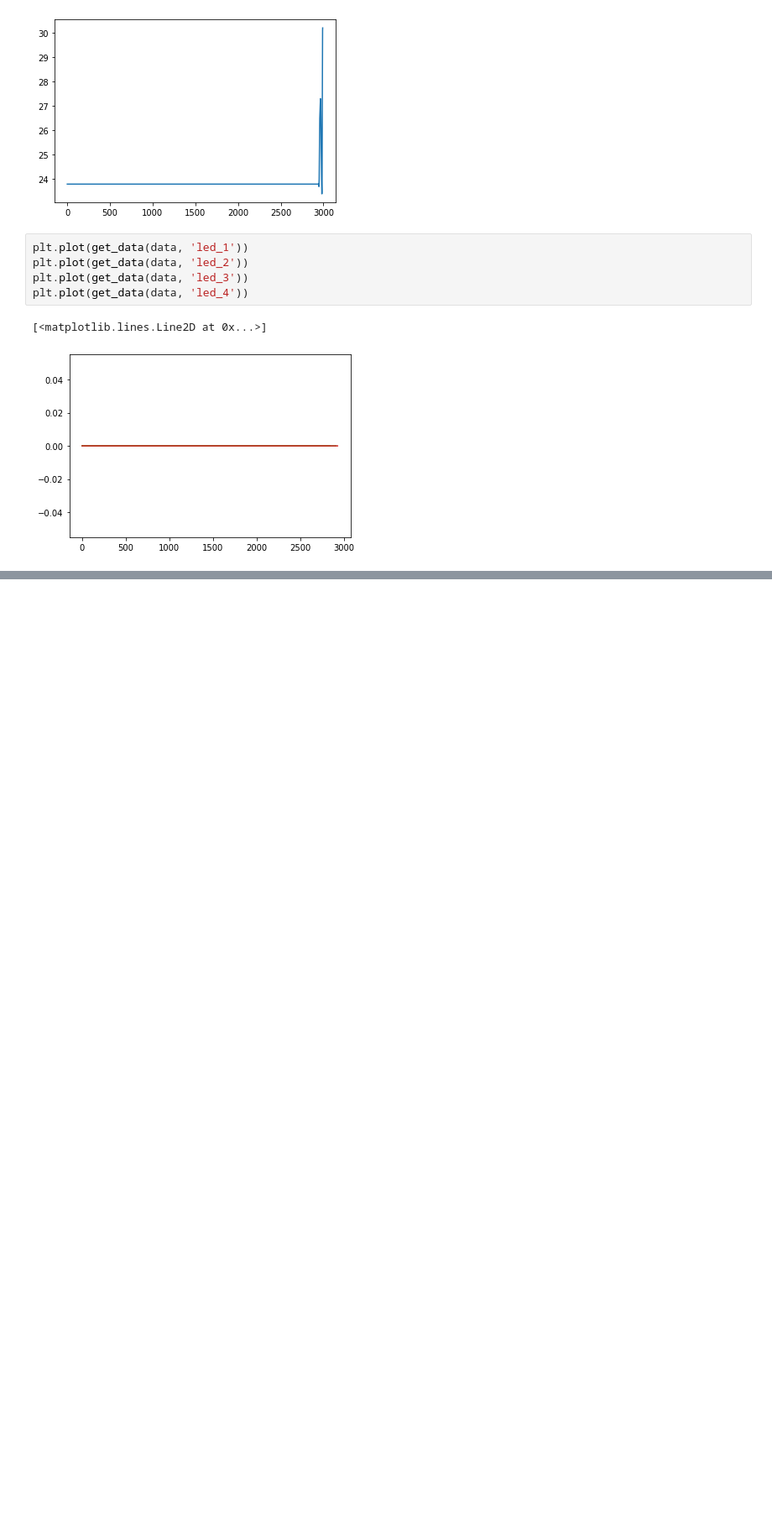
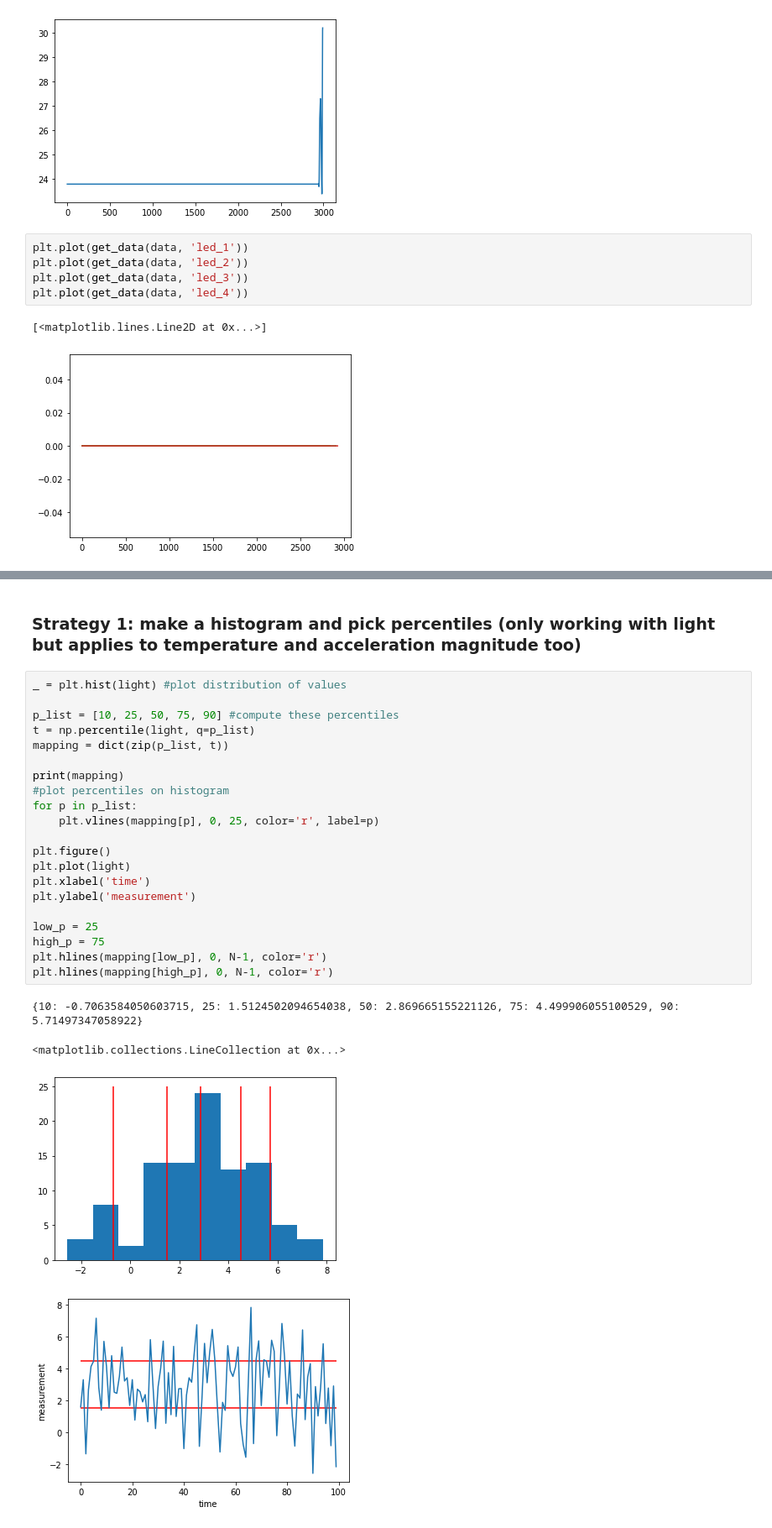
Before and after one commit to rhdemo/2022-ai-sensor, a Jupyter notebook: nbs/Data Exploration.ipynb, the cells around one changed output, grey strips where cells are left out. Shown at 84% size. Drawn from its saved outputs; the diff is of its cells as text; blank space fills up the shorter version.

```diff
--- a/nbs/Data Exploration.ipynb
+++ b/nbs/Data Exploration.ipynb
@@ -94,0 +150,28 @@ plt.plot(get_data(data, 'led_4'))
+# %% [markdown]
+### Strategy 1: make a histogram and pick percentiles (only working with light but applies to temperature and acceleration magnitude too)
+# %%
+_ = plt.hist(light) #plot distribution of values
+
+p_list = [10, 25, 50, 75, 90] #compute these percentiles
+t = np.percentile(light, q=p_list)
+mapping = dict(zip(p_list, t))
+
+print(mapping)
+#plot percentiles on histogram
+for p in p_list:
+    plt.vlines(mapping[p], 0, 25, color='r', label=p)
+
+plt.figure()
+plt.plot(light)
+plt.xlabel('time')
+plt.ylabel('measurement')
+
+low_p = 25
+high_p = 75
+plt.hlines(mapping[low_p], 0, N-1, color='r')
+plt.hlines(mapping[high_p], 0, N-1, color='r')
+# %% [output]
+{10: -0.7063584050603715, 25: 1.5124502094654038, 50: 2.869665155221126, 75: 4.499906055100529, 90: 5.71497347058922}
+<matplotlib.collections.LineCollection at 0x...>
+[figure, added]
+[figure, added]
```
Also changed, not shown: parts of 11 cells of this notebook.
